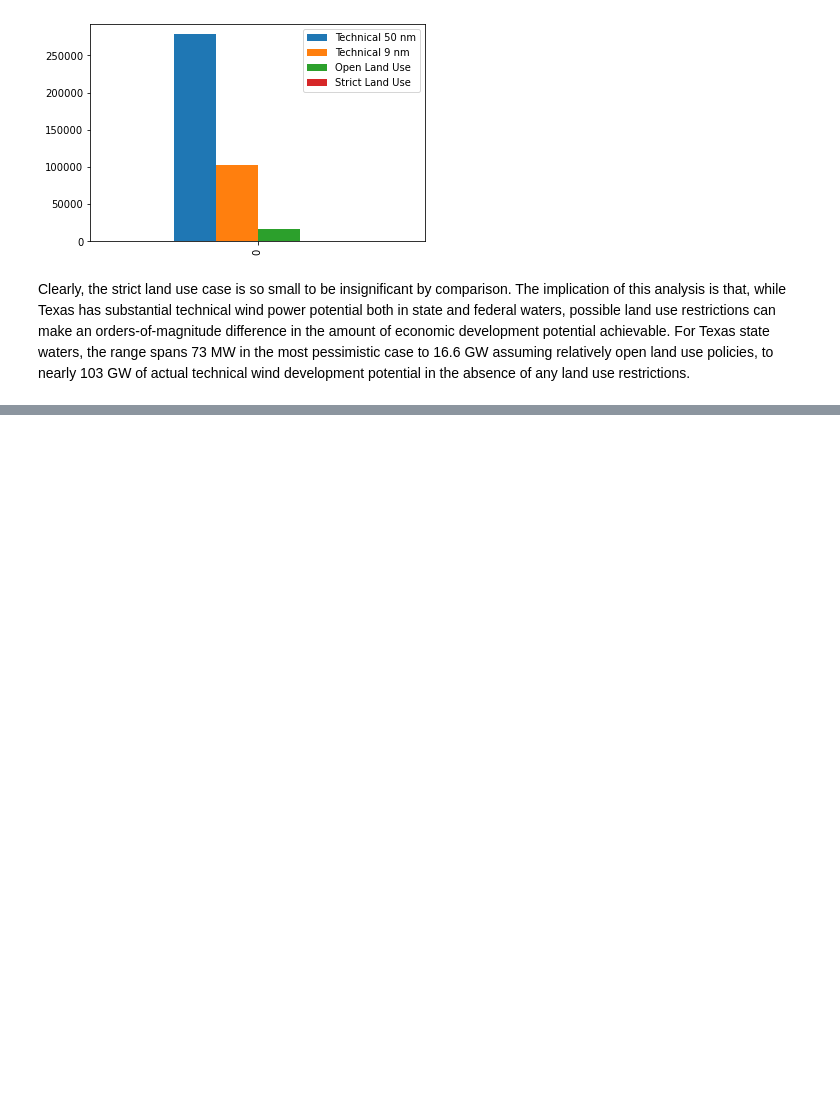
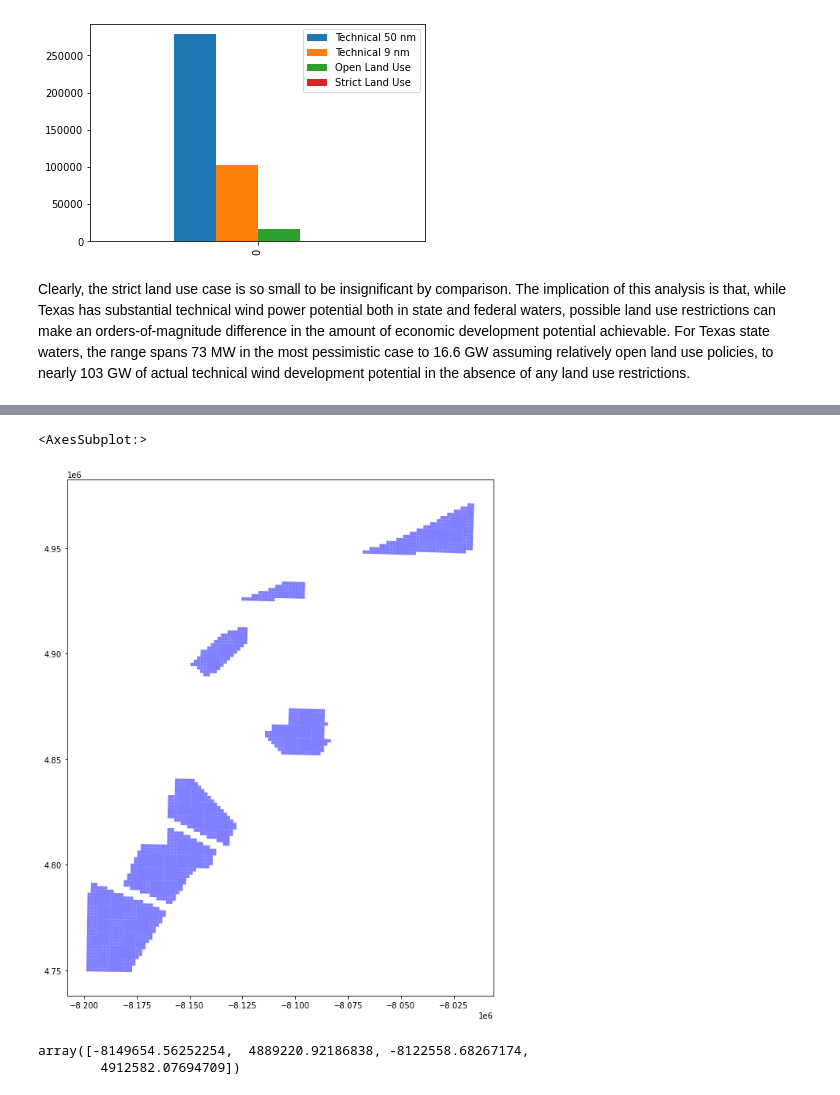
Before and after one commit to thomasmortiz/geospatial, a Jupyter notebook: TexasWindPower.ipynb, the cells around one changed output, grey strips where cells are left out. Drawn from its saved outputs; the diff is of its cells as text; code cells hidden in the pictures; blank space fills up the shorter version.

```diff
--- a/TexasWindPower.ipynb
+++ b/TexasWindPower.ipynb
@@ -11,7 +11,8 @@ import numpy as np
 # %% [markdown]
 Set directory path where geospatial data files are stored
 # %%
-datapath = "/home/tomortiz/projects/geospatial/data"
+#datapath = "/home/tomortiz/projects/geospatial/data"
+datapath = "/home/tortiz/geospatial/data"
 # %% [markdown]
 ## NREL WINDExchange Total Technical Wind Power Capacity
 
@@ -193,0 +320,2 @@ Clearly, the strict land use case is so small to be insignificant by comparison.
+# %%
+boem_planning_areas = gpd.read_file(datapath+"/BOEM/BOEMWindPlanningAreasJan12_2022.shp")
@@ -193,0 +336,18 @@ Clearly, the strict land use case is so small to be insignificant by comparison.
+# %%
+boem_planning_areas = boem_planning_areas.to_crs("EPSG:3857")
+# %%
+#boem_planning_areas.head()
+nyb_geom = boem_planning_areas[boem_planning_areas["INFO"].str.contains("^.*Bight.*$")]
+
+fig, ax = plt.subplots(figsize=(16,12))
+nyb_geom.plot(ax=ax, alpha=0.5, color="blue")
+# %% [output]
+<AxesSubplot:>
+[figure, added]
+# %%
+#nyb_geom.head()
+ocs_a_0544_geom = nyb_geom[nyb_geom["INFO"].str.contains("^.*OCS-A\s*0544.*$")]
+ocs_a_0544_geom.total_bounds
+# %% [output]
+array([-8149654.56252254,  4889220.92186838, -8122558.68267174,
+        4912582.07694709])
```
Also changed, not shown: parts of 33 cells of this notebook.
